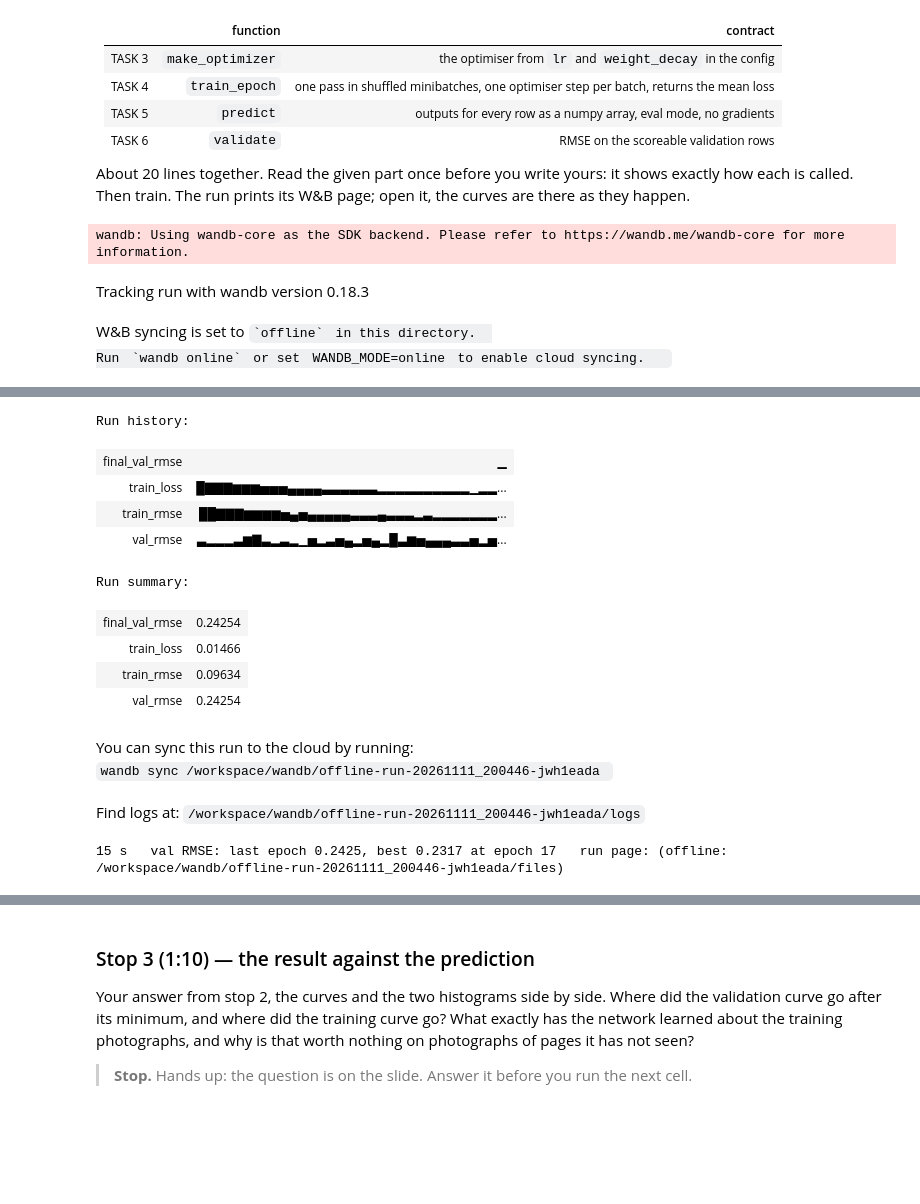
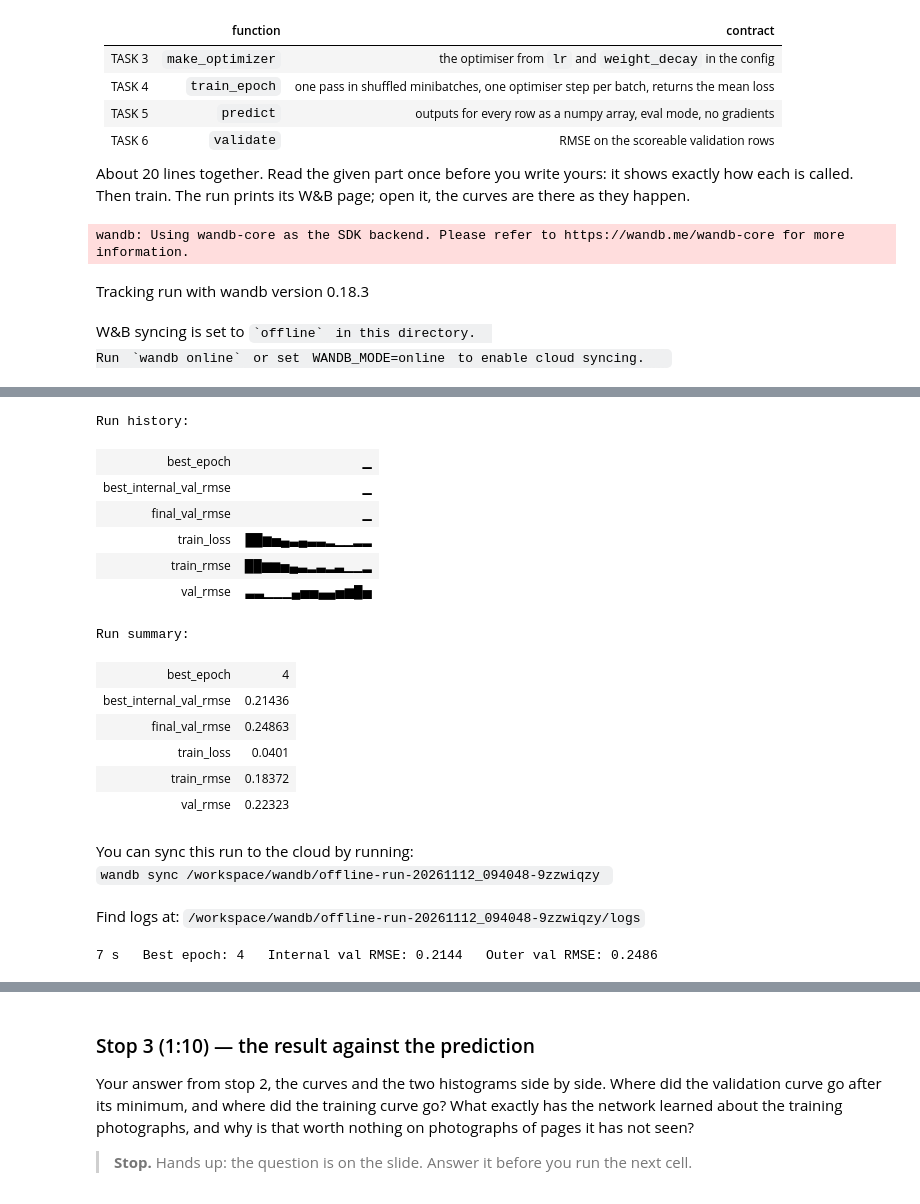
Before and after one commit to rras004/dl2026-docphoto, a Jupyter notebook: notebooks/lab3_baseline.ipynb, the cells around one changed output, grey strips where cells are left out. Drawn from its saved outputs; the diff is of its cells as text; code cells hidden in the pictures; blank space fills up the shorter version.

```diff
--- a/notebooks/lab3_baseline.ipynb
+++ b/notebooks/lab3_baseline.ipynb
@@ -450,9 +483,13 @@ importlib.reload(trainer)
 t0 = time.time()
 run = trainer.train_mlp(cfg, X, df, train_idx, val_idx)
 h = run["history"]
-RESULTS[f"mlp on {SIZE}x{SIZE} pixels, last epoch"] = h["val_rmse"].iloc[-1]
-print(f"\n{time.time() - t0:.0f} s   val RMSE: last epoch {h['val_rmse'].iloc[-1]:.4f}, "
-      f"best {h['val_rmse'].min():.4f} at epoch {int(h['val_rmse'].idxmin()) + 1}   run page: {run['url']}")
+RESULTS[f"mlp on {SIZE}x{SIZE} pixels, early stopping"] = run["outer_val_rmse"]
+print(
+    f"\n{time.time() - t0:.0f} s"
+    f"   Best epoch: {run['best_epoch']}"
+    f"   Internal val RMSE: {run['best_internal_val_rmse']:.4f}"
+    f"   Outer val RMSE: {run['outer_val_rmse']:.4f}"
+)
 # %% [output]
 wandb: Using wandb-core as the SDK backend. Please refer to https://wandb.me/wandb-core for more information.
 Tracking run with wandb version 0.18.3
@@ -469,17 +505,21 @@ epoch  60  train loss 0.0147  train RMSE 0.0963  val RMSE 0.2425
 Run history:
+| best_epoch | ▁ |
+| best_internal_val_rmse | ▁ |
 | final_val_rmse | ▁ |
-| train_loss | █▇▇▇▆▆▆▅▅▅▄▄▄▄▃▃▃▃▃▃▂▂▂▂▂▂▂▂▂▂▁▂▂... |
-| train_rmse | ██▇▇▇▆▆▆▆▅▄▅▄▄▄▄▄▃▃▃▄▃▃▃▂▃▂▂▂▂▂▂▂... |
-| val_rmse | ▃▂▂▂▃▆▇▃▂▃▂▁▅▂▃▅▄▂▅▄▂█▃▆▅▄▄▄▃▃▅▂▅... |
+| train_loss | ██▆▅▄▃▄▃▃▂▁▁▂▂ |
+| train_rmse | ██▆▆▅▄▃▂▃▂▃▁▁▂ |
+| val_rmse | ▃▃▁▁▁▄▅▅▄▄▅▆█▅ |
 Run summary:
-| final_val_rmse | 0.24254 |
-| train_loss | 0.01466 |
-| train_rmse | 0.09634 |
-| val_rmse | 0.24254 |
+| best_epoch | 4 |
+| best_internal_val_rmse | 0.21436 |
+| final_val_rmse | 0.24863 |
+| train_loss | 0.0401 |
+| train_rmse | 0.18372 |
+| val_rmse | 0.22323 |
 You can sync this run to the cloud by running:
-wandb sync /workspace/wandb/offline-run-20261111_200446-jwh1eada
+wandb sync /workspace/wandb/offline-run-20261112_094048-9zzwiqzy
-Find logs at: /workspace/wandb/offline-run-20261111_200446-jwh1eada/logs
+Find logs at: /workspace/wandb/offline-run-20261112_094048-9zzwiqzy/logs
-15 s   val RMSE: last epoch 0.2425, best 0.2317 at epoch 17   run page: (offline: /workspace/wandb/offline-run-20261111_200446-jwh1eada/files)
+7 s   Best epoch: 4   Internal val RMSE: 0.2144   Outer val RMSE: 0.2486
 # %%
 fig, axes = plt.subplots(1, 3, figsize=(13, 3.4))
 axes[0].plot(h["epoch"], h["train_rmse"], ":", color="C1", label="train RMSE")
```
Also changed, not shown: parts of 10 cells of this notebook, 2 other files.
